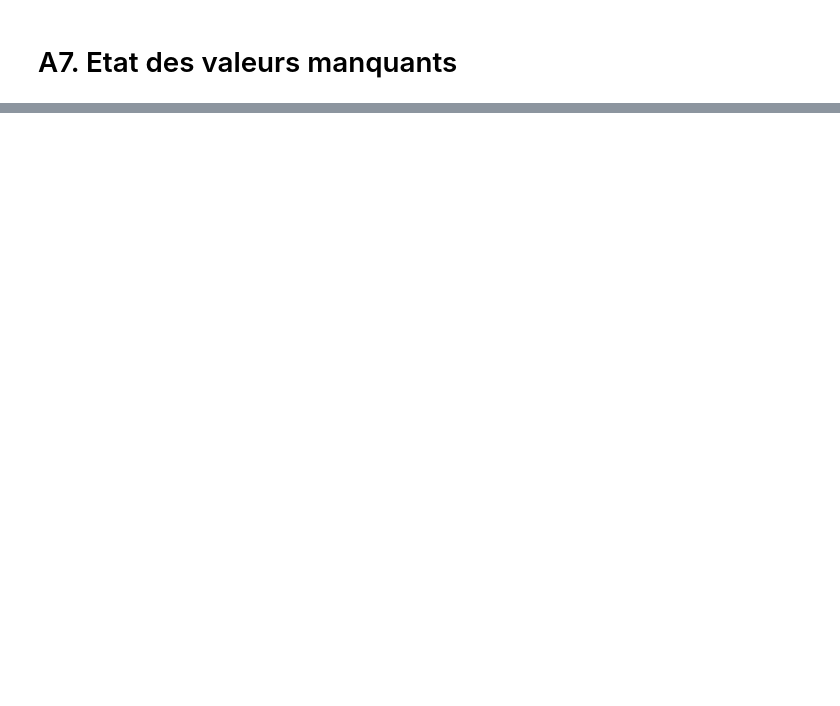
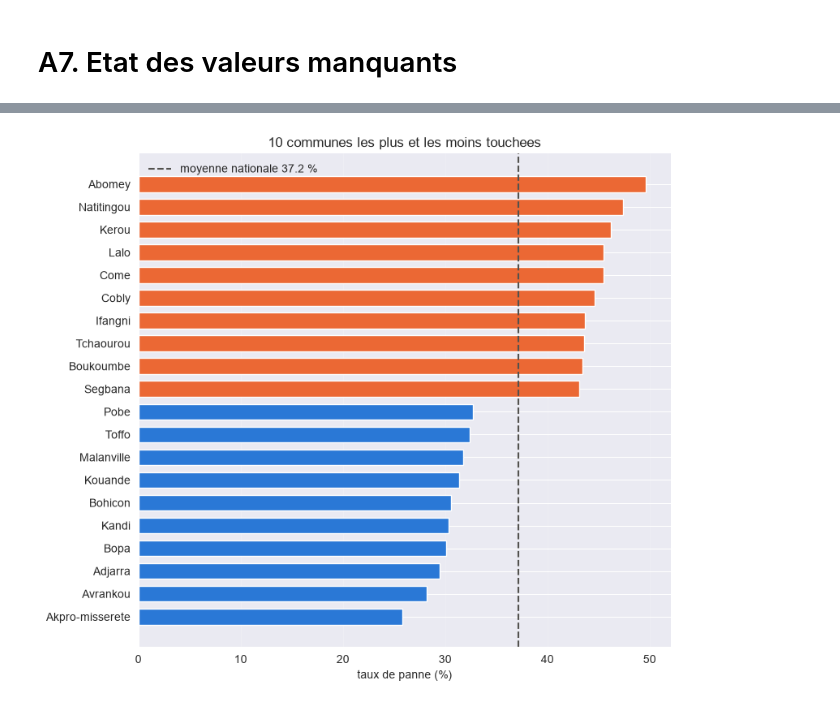
Before and after one commit to perrin1/points_eau, a Jupyter notebook: notebooks/note.ipynb, the cells around one changed output, grey strips where cells are left out. Saved outputs shown, nothing was run; the diff lists cells and outputs as text; code cells hidden in the pictures; blank space fills up the shorter version.

```diff
--- a/notebooks/note.ipynb
+++ b/notebooks/note.ipynb
@@ -378,7 +383,7 @@ df.loc[
 # %% [markdown]
 # A6. Harmonisez les libellés
 # %%
-COLS_CAT = [c for c in df.select_dtypes(  include=["object", "string", "category"]).columns if c != "id_point_eau"]
+
 for colonne in COLS_CAT:
     print("\n", )
     display(df[colonne].value_counts())
@@ -607,0 +729,6 @@ Name: nb_pannes_12_mois, dtype: float64
+# %%
+for f in ["annee_construction", "mois_depuis_derniere_maintenance", "profondeur_forage_m"]:
+    d = df[[f, "etat_fonctionnement"]].dropna()
+    tranches = pd.qcut(d[f], 8, duplicates="drop")
+    t = pd.crosstab(tranches, d["etat_fonctionnement"], normalize="index").mul(100).round(1)
+    print(f"\n--- {f} ---"); print(t.to_string())
@@ -607,0 +769,9 @@ Name: nb_pannes_12_mois, dtype: float64
+# %%
+df["age_ans"] = 2025 - df["annee_construction"]
+classes_degradees = [c for c in df.etat_fonctionnement.unique() if c != df.etat_fonctionnement.mode()[0]]
+
+df_degrade = df[
+    df["etat_fonctionnement"].isin(classes_degradees)
+].copy()
+
+print(df_degrade["etat_fonctionnement"].value_counts())
@@ -607,0 +819,13 @@ Name: nb_pannes_12_mois, dtype: float64
+# %%
+
+df["en_panne"] = (df["etat_fonctionnement"] == "en panne").astype(int)
+
+taux_commune = (df.groupby("commune")
+                  .agg(n=("en_panne", "size"), taux_panne=("en_panne", "mean"))
+                  .assign(taux_panne=lambda t: (t.taux_panne * 100).round(1))
+                  .sort_values("taux_panne", ascending=False))
+
+moyenne = df["en_panne"].mean() * 100
+print(f"{len(taux_commune)} communes | effectif median {int(taux_commune.n.median())} "
+      f"| taux national {moyenne:.1f} %")
+display(pd.concat([taux_commune.head(5), taux_commune.tail(5)]))
@@ -607,0 +846,15 @@ Name: nb_pannes_12_mois, dtype: float64
+# %%
+extremes = pd.concat([taux_commune.head(10), taux_commune.tail(10)])
+
+fig, ax = plt.subplots(figsize=(8, 7))
+couleurs = ["#eb6834" if v > moyenne else "#2a78d6" for v in extremes.taux_panne]
+ax.barh(extremes.index[::-1], extremes.taux_panne[::-1], color=couleurs[::-1], height=.7)
+ax.axvline(moyenne, ls="--", color="#52514e", lw=1.5,
+           label=f"moyenne nationale {moyenne:.1f} %")
+ax.set(title="10 communes les plus et les moins touchees", xlabel="taux de panne (%)")
+ax.spines[["top", "right"]].set_visible(False)
+ax.grid(axis="x", alpha=.2); ax.set_axisbelow(True)
+ax.legend(frameon=False)
+fig.tight_layout(); fig.savefig("../reports/b5_communes.png", dpi=150, bbox_inches="tight")
+# %% [output]
+[figure, added]
```
Also changed, not shown: parts of 43 cells of this notebook, 4 other files.
